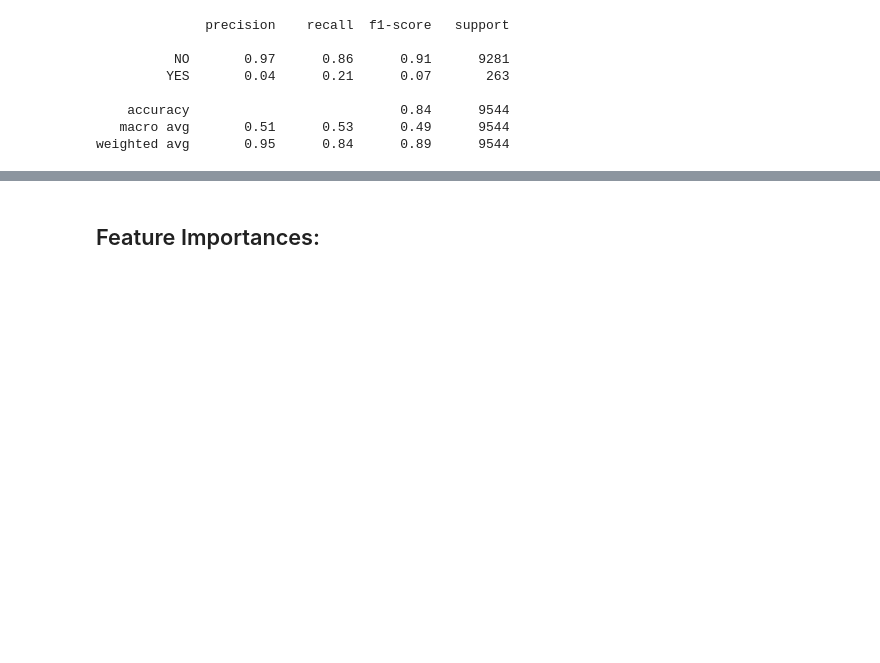
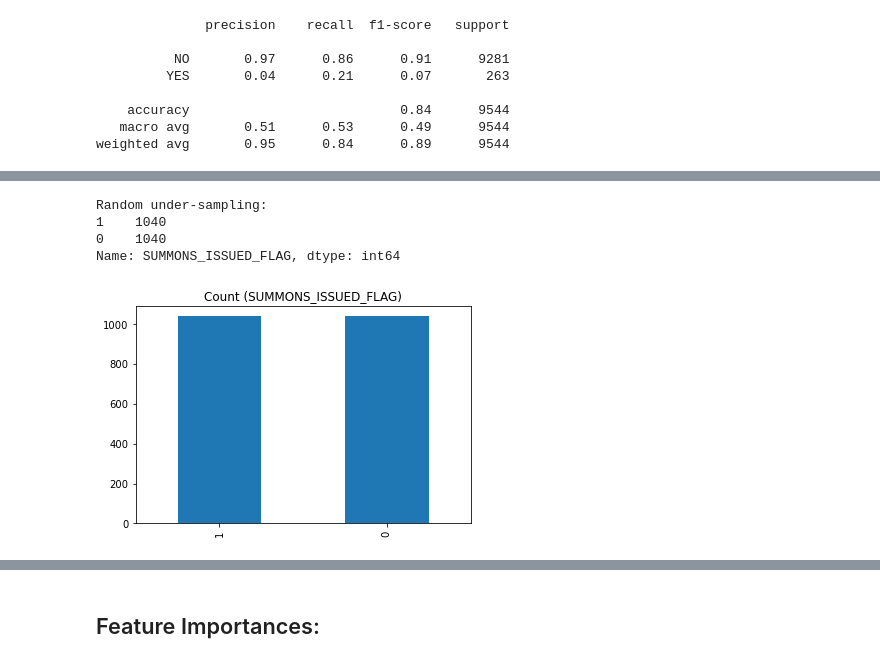
Before and after one commit to uzmabb182/data-detection-using-machine-learning, a Jupyter notebook: static/data_processing/sfq_summon_prediction.ipynb, the cells around one changed output, grey strips where cells are left out. Drawn from its saved outputs; the diff is of its cells as text; code cells hidden in the pictures; blank space fills up the shorter version.

```diff
--- a/static/data_processing/sfq_summon_prediction.ipynb
+++ b/static/data_processing/sfq_summon_prediction.ipynb
@@ -2478,0 +2509,7 @@ Testing Score: 0.9724434199497066
+# %%
+# Class count
+count_class_0, count_class_1 = merge_df.SUMMONS_ISSUED_FLAG.value_counts()
+
+# Divide by class
+df_class_0 = merge_df[merge_df['SUMMONS_ISSUED_FLAG'] == 0]
+df_class_1 = merge_df[merge_df['SUMMONS_ISSUED_FLAG'] == 1]
@@ -2478,0 +2536,14 @@ Testing Score: 0.9724434199497066
+# %%
+df_class_0_under = df_class_0.sample(count_class_1)
+df_test_under = pd.concat([df_class_0_under, df_class_1], axis=0)
+
+print('Random under-sampling:')
+print(df_test_under.SUMMONS_ISSUED_FLAG.value_counts())
+
+df_test_under.SUMMONS_ISSUED_FLAG.value_counts().plot(kind='bar', title='Count (SUMMONS_ISSUED_FLAG)');
+# %% [output]
+Random under-sampling:
+1    1040
+0    1040
+Name: SUMMONS_ISSUED_FLAG, dtype: int64
+[figure, added]
```
Also changed, not shown: parts of 21 cells of this notebook.
